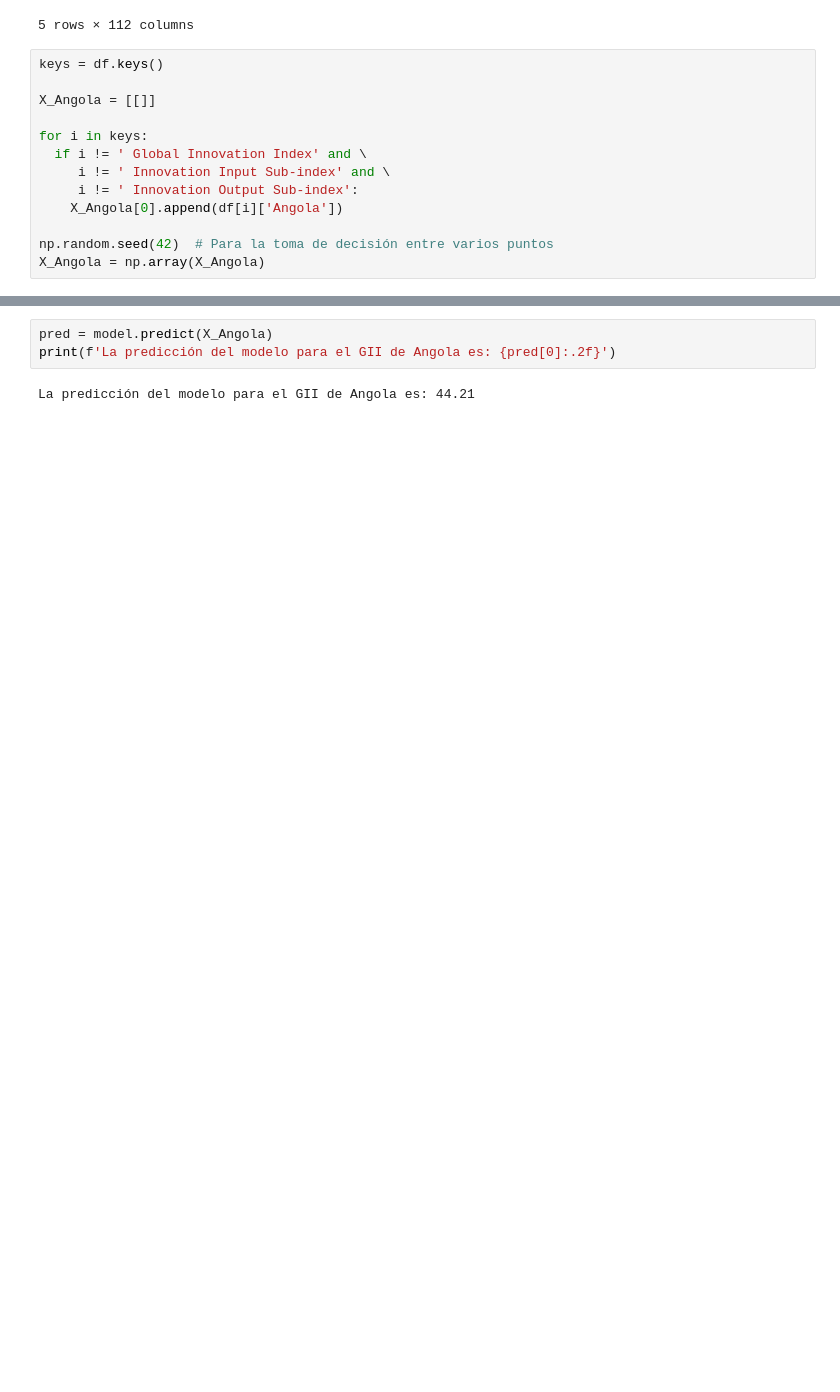
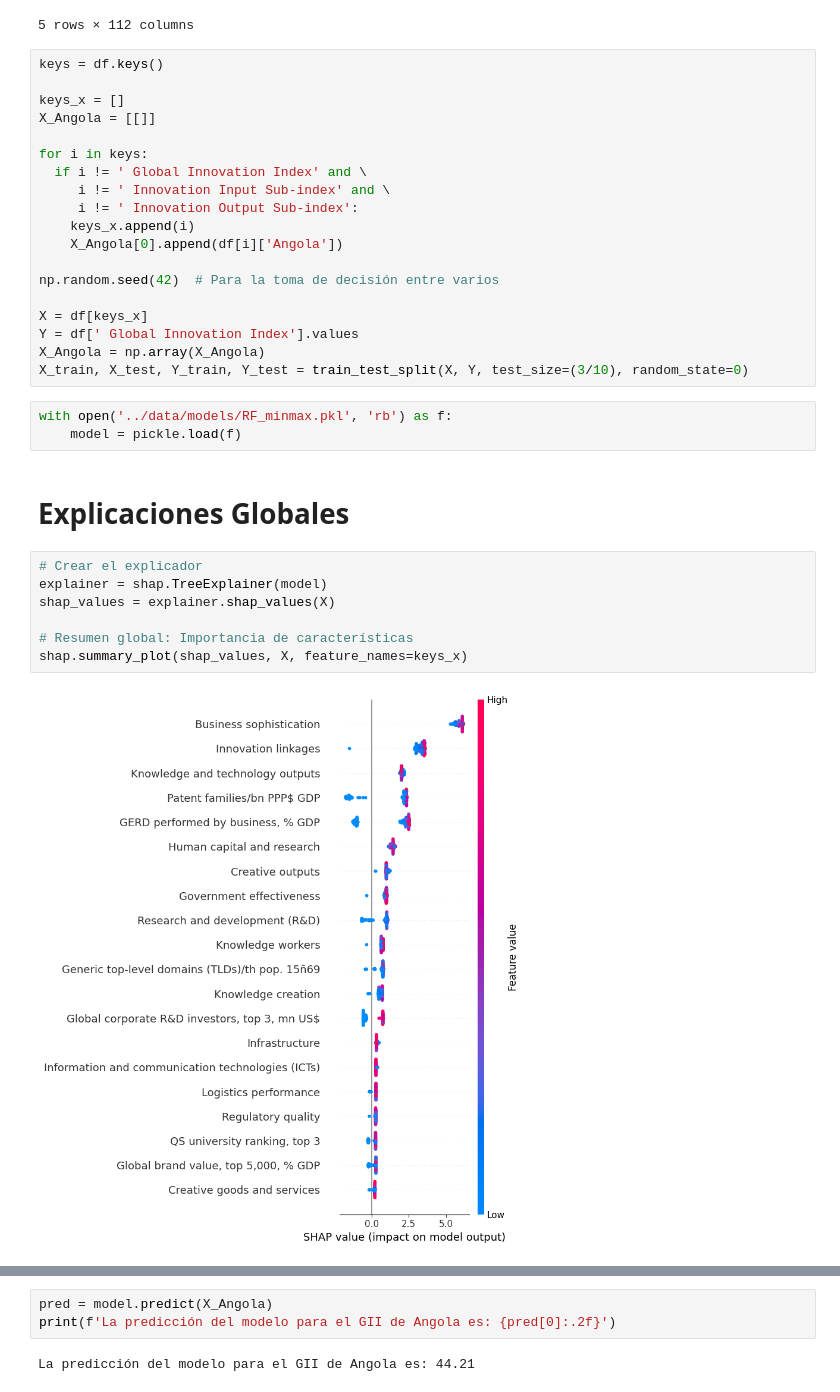
Before and after one commit to CDF51342/XAI_GII_Angola, a Jupyter notebook: notebooks/XAI.ipynb, the cells around one changed output, grey strips where cells are left out. Saved outputs shown, nothing was run; the diff lists cells and outputs as text; blank space fills up the shorter version.

Commit message:
Some graphics

```diff
--- a/notebooks/XAI.ipynb
+++ b/notebooks/XAI.ipynb
@@ -35,13 +37,33 @@ df.head()
 # %%
 keys = df.keys()
 
+keys_x = []
 X_Angola = [[]]
 
 for i in keys:
   if i != ' Global Innovation Index' and \
      i != ' Innovation Input Sub-index' and \
      i != ' Innovation Output Sub-index':
+    keys_x.append(i)
     X_Angola[0].append(df[i]['Angola'])
 
-np.random.seed(42)  # Para la toma de decisión entre varios puntos
+np.random.seed(42)  # Para la toma de decisión entre varios
+
+X = df[keys_x]
+Y = df[' Global Innovation Index'].values
 X_Angola = np.array(X_Angola)
+X_train, X_test, Y_train, Y_test = train_test_split(X, Y, test_size=(3/10), random_state=0)
+# %%
+with open('../data/models/RF_minmax.pkl', 'rb') as f:
+    model = pickle.load(f)
+# %% [markdown]
+# **Explicaciones Globales**
+# %%
+# Crear el explicador
+explainer = shap.TreeExplainer(model)
+shap_values = explainer.shap_values(X)
+
+# Resumen global: Importancia de características
+shap.summary_plot(shap_values, X, feature_names=keys_x)
+# %% [output]
+[figure, added]
```
Also changed, not shown: parts of 24 cells of this notebook.
